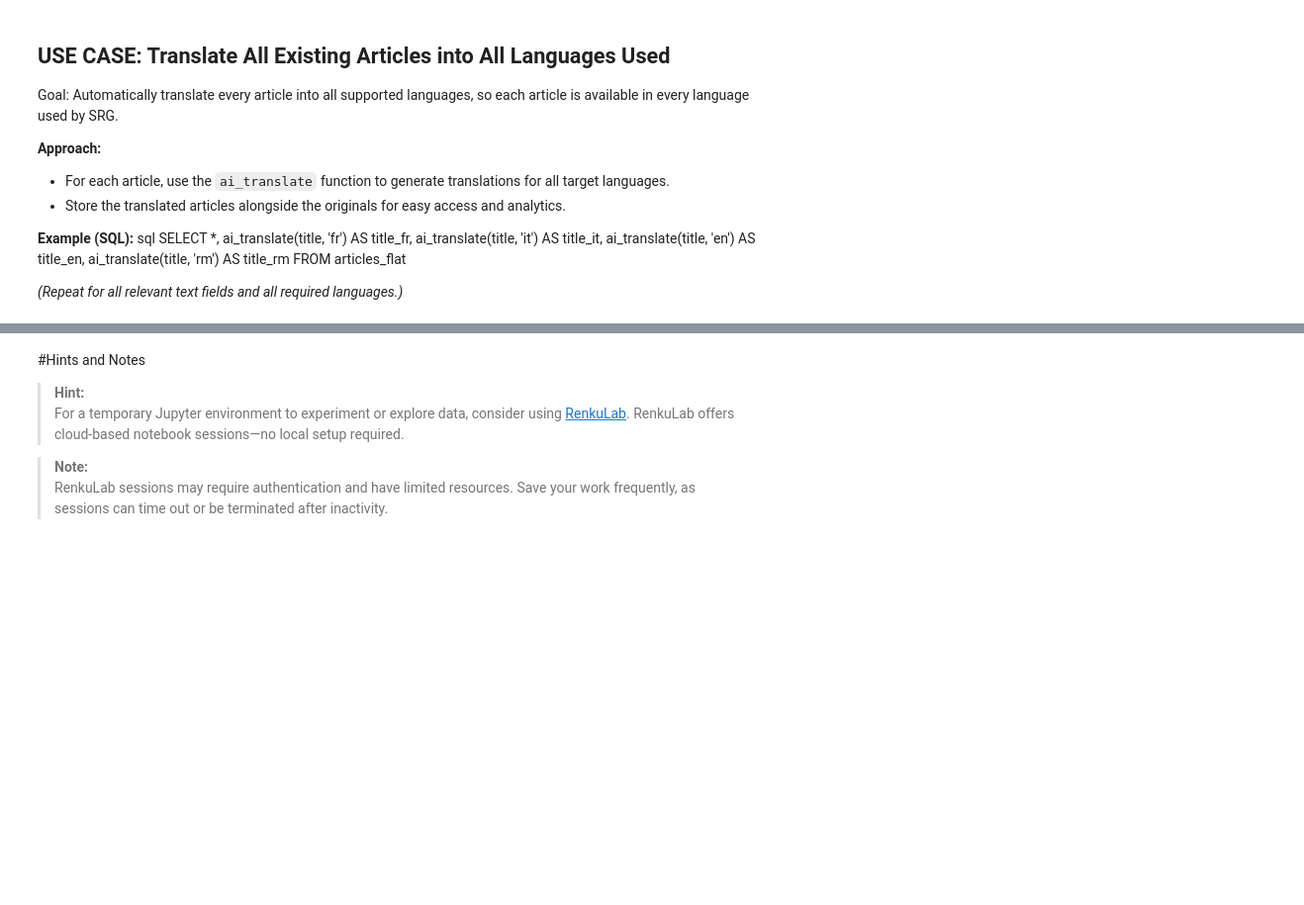
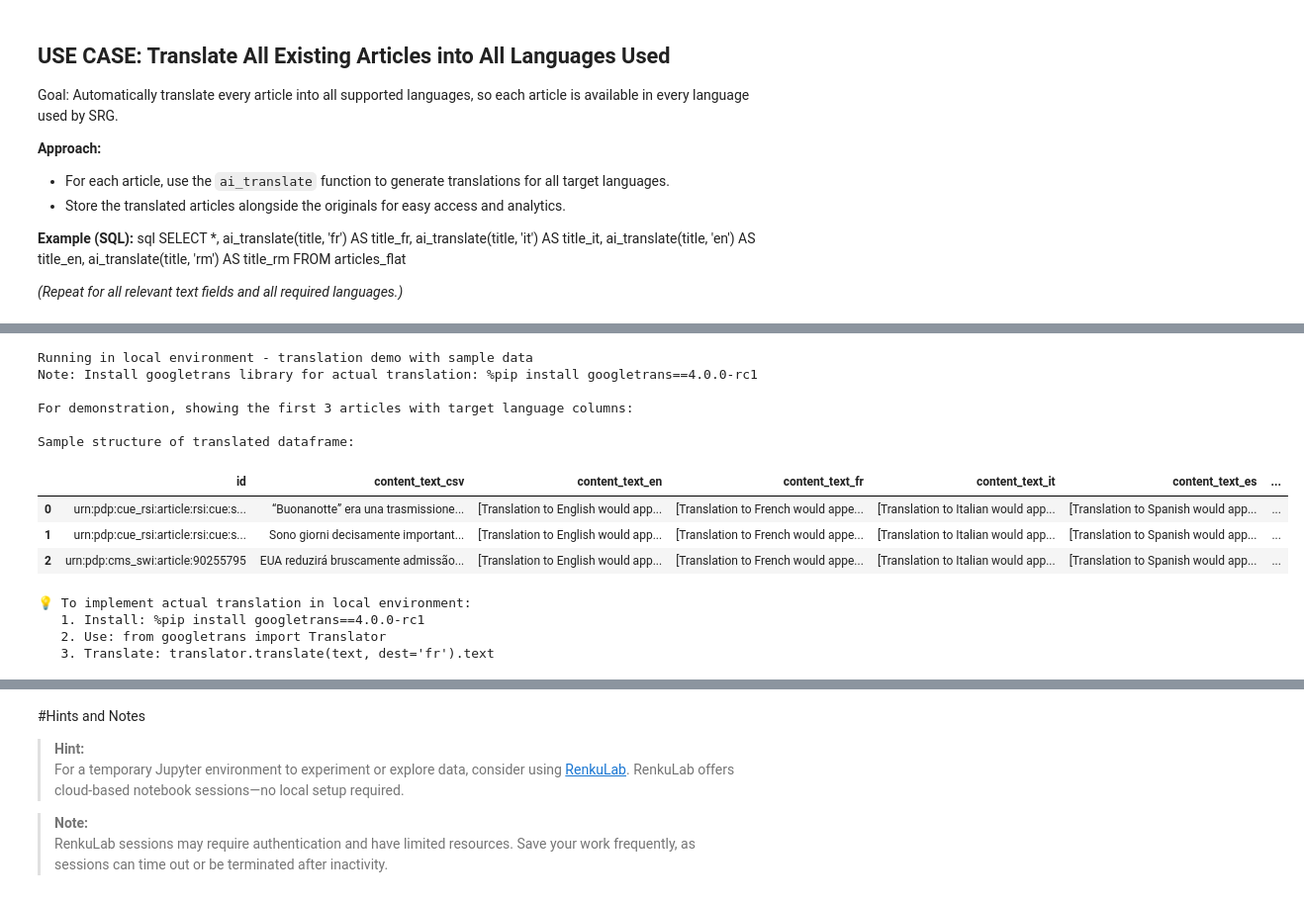
Before and after one commit to Tao-Pi/CAS-Applied-Data-Science, a Jupyter notebook: Final Project/Group_Work.ipynb, the cells around one changed output, grey strips where cells are left out. Shown at 99% size. Saved outputs shown, nothing was run; the diff lists cells and outputs as text; code cells hidden in the pictures; blank space fills up the shorter version.

```diff
--- a/Final Project/Group_Work.ipynb
+++ b/Final Project/Group_Work.ipynb
@@ -283,0 +594,79 @@ display(df_translated)
+# %%
+# Note: This cell demonstrates translation capability
+# In a Databricks environment, you would use ai_translate()
+# In a local environment, we'll use googletrans library
+
+# Check if we're in a Databricks environment
+try:
+    # Try to access spark (available in Databricks)
+    spark
+    is_databricks = True
+except NameError:
+    is_databricks = False
+
+if is_databricks:
+    # Databricks implementation using ai_translate
+    print("Running in Databricks environment - using ai_translate")
+
+    lang_map = {
+        "en": "en", "fr": "fr", "it": "it", "es": "es", "de": "de",
+        "pt": "pt", "zh": "zh", "ja": "ja", "ru": "ru", "ar": "ar"
+    }
+
+    from pyspark.sql.functions import expr
+
+    if isinstance(srgssr_article_corpus, pd.DataFrame):
+        srgssr_article_corpus_spark = spark.createDataFrame(srgssr_article_corpus)
+    else:
+        srgssr_article_corpus_spark = srgssr_article_corpus
+
+    df_translated = srgssr_article_corpus_spark
+    for lang, db_lang in lang_map.items():
+        df_translated = df_translated.withColumn(
+            f"content_text_{lang}",
+            expr(f"ai_translate(content_text_csv, '{db_lang}')")
+        )
+
+    display(df_translated)
+
+else:
+    # Local environment implementation using googletrans
+    print("Running in local environment - translation demo with sample data")
+    print("Note: Install googletrans library for actual translation: %pip install googletrans==4.0.0-rc1")
+    print("\nFor demonstration, showing the first 3 articles with target language columns:")
+
+    # Create a sample demonstration showing the concept
+    lang_map = {
+        "en": "English", "fr": "French", "it": "Italian",
+        "es": "Spanish", "de": "German"
+    }
+
+    # Take a small sample for demonstration
+    sample_df = srgssr_article_corpus.head(3).copy()
+
+    # Add placeholder columns to show the concept
+    for lang, lang_name in lang_map.items():
+        sample_df[f"content_text_{lang}"] = f"[Translation to {lang_name} would appear here]"
+
+    print("\nSample structure of translated dataframe:")
+    display(sample_df[['id', 'content_text_csv'] + [f"content_text_{lang}" for lang in lang_map.keys()]])
+
+    print("\n💡 To implement actual translation in local environment:")
+    print("   1. Install: %pip install googletrans==4.0.0-rc1")
+    print("   2. Use: from googletrans import Translator")
+    print("   3. Translate: translator.translate(text, dest='fr').text")
+# %% [output]
+Running in local environment - translation demo with sample data
+Note: Install googletrans library for actual translation: %pip install googletrans==4.0.0-rc1
+
+For demonstration, showing the first 3 articles with target language columns:
+
+Sample structure of translated dataframe:
+|  | id | content_text_csv | content_text_en | content_text_fr | content_text_it | content_text_es | ... |
+| 0 | urn:pdp:cue_rsi:article:rsi:cue:s... | “Buonanotte” era una trasmissione... | [Translation to English would app... | [Translation to French would appe... | [Translation to Italian would app... | [Translation to Spanish would app... | ... |
+| 1 | urn:pdp:cue_rsi:article:rsi:cue:s... | Sono giorni decisamente important... | [Translation to English would app... | [Translation to French would appe... | [Translation to Italian would app... | [Translation to Spanish would app... | ... |
+| 2 | urn:pdp:cms_swi:article:90255795 | EUA reduzirá bruscamente admissão... | [Translation to English would app... | [Translation to French would appe... | [Translation to Italian would app... | [Translation to Spanish would app... | ... |
+💡 To implement actual translation in local environment:
+   1. Install: %pip install googletrans==4.0.0-rc1
+   2. Use: from googletrans import Translator
+   3. Translate: translator.translate(text, dest='fr').text
```
Also changed, not shown: parts of 20 cells of this notebook.
